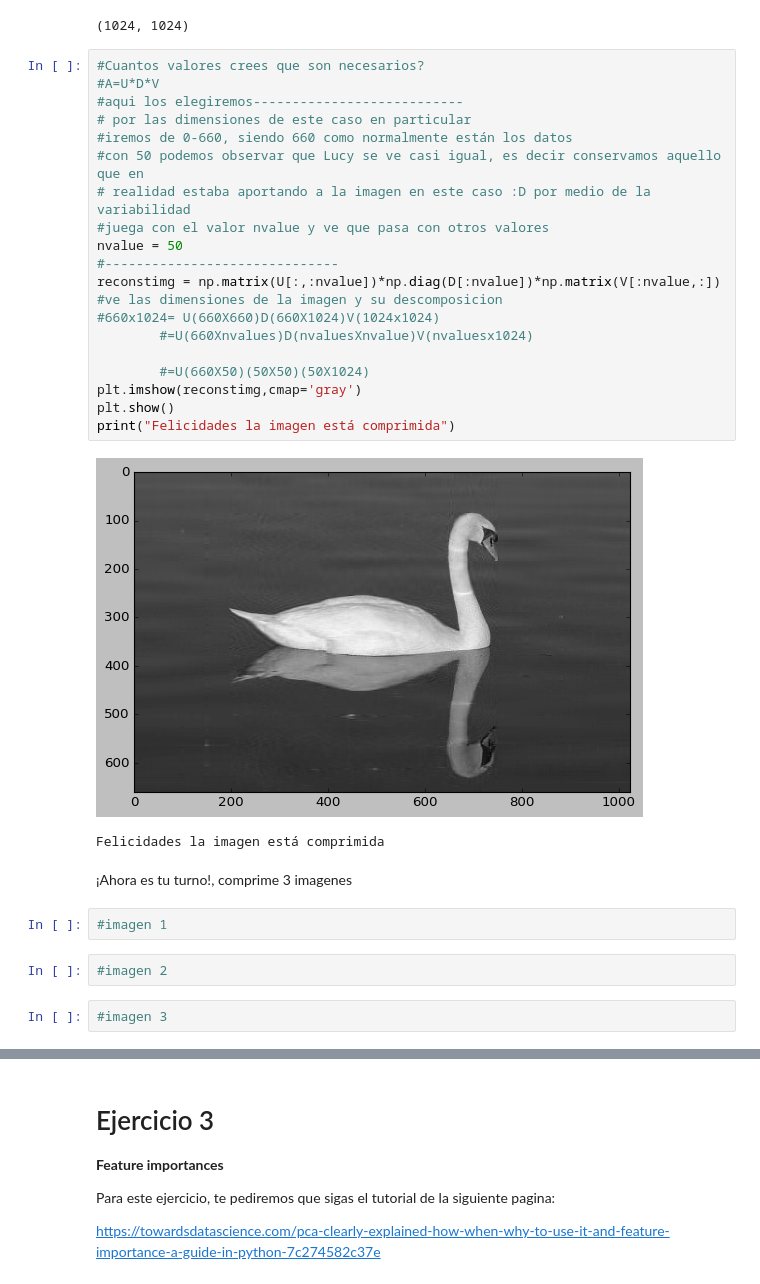
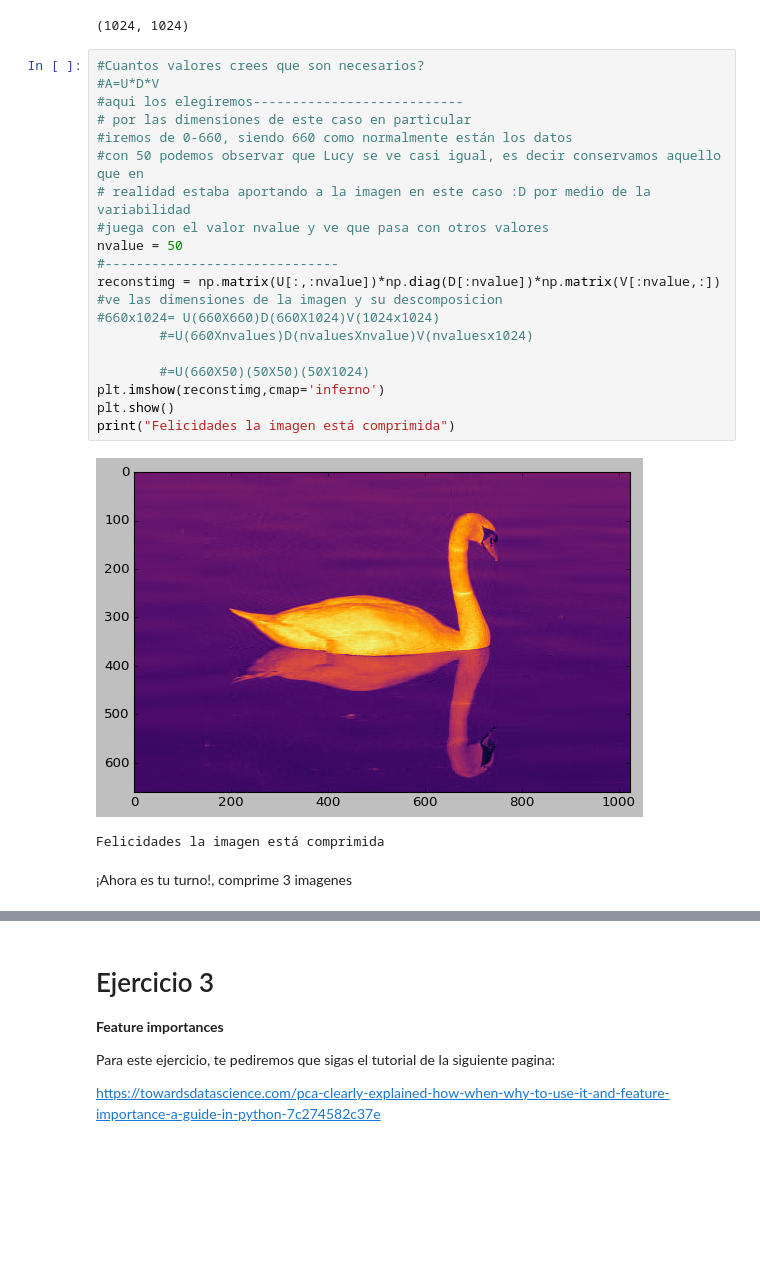
Before and after one commit to PosgradoMNA/actividades-de-aprendizaje-Emerson-JRM, a Jupyter notebook: Actividad Semanal -- 5 Repaso Transformación y reducción de dimensiones .ipynb, the cells around one changed output, grey strips where cells are left out. Drawn from its saved outputs; the diff is of its cells as text; blank space fills up the shorter version.

```diff
--- a/Actividad Semanal -- 5 Repaso Transformación y reducción de dimensiones .ipynb
+++ b/Actividad Semanal -- 5 Repaso Transformación y reducción de dimensiones .ipynb
@@ -178,31 +294,25 @@ V.shape
 # %%
 #Cuantos valores crees que son necesarios?
 #A=U*D*V
 #aqui los elegiremos---------------------------
 # por las dimensiones de este caso en particular
 #iremos de 0-660, siendo 660 como normalmente están los datos
 #con 50 podemos observar que Lucy se ve casi igual, es decir conservamos aquello que en
 # realidad estaba aportando a la imagen en este caso :D por medio de la variabilidad
 #juega con el valor nvalue y ve que pasa con otros valores
 nvalue = 50
 #------------------------------
 reconstimg = np.matrix(U[:,:nvalue])*np.diag(D[:nvalue])*np.matrix(V[:nvalue,:])
 #ve las dimensiones de la imagen y su descomposicion
 #660x1024= U(660X660)D(660X1024)V(1024x1024)
         #=U(660Xnvalues)D(nvaluesXnvalue)V(nvaluesx1024)
 
         #=U(660X50)(50X50)(50X1024)
-plt.imshow(reconstimg,cmap='gray')
+plt.imshow(reconstimg,cmap='inferno')
 plt.show()
 print("Felicidades la imagen está comprimida")
 # %% [output]
-[figure, old version]
+[figure, new version]
 Felicidades la imagen está comprimida
 # %% [markdown]
 ¡Ahora es tu turno!, comprime 3 imagenes
-# %%
-#imagen 1
-# %%
-#imagen 2
-# %%
-#imagen 3
```
Also changed, not shown: parts of 19 cells of this notebook.
